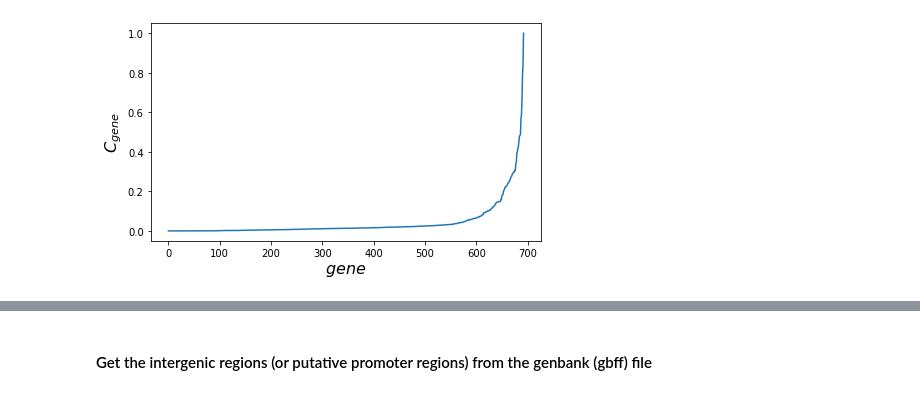
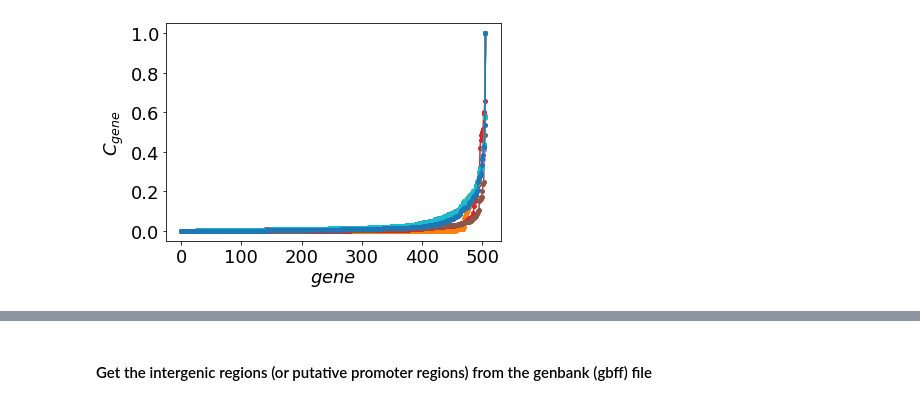
Before and after one commit to AqibHasnain/optimal_sensors, a Jupyter notebook: postprocessing.ipynb, the cells around one changed output, grey strips where cells are left out. Drawn from its saved outputs; the diff is of its cells as text; code cells hidden in the pictures.

```diff
--- a/postprocessing.ipynb
+++ b/postprocessing.ipynb
@@ -150,10 +161,21 @@ def plot_eigvals(matrix):
     plt.plot(np.real(L),np.imag(L),'o');
     plt.plot(np.cos(theta),np.sin(theta),color='black',alpha=0.3)
     plt.axis('equal');
-# %%
-plt.figure(figsize=(7,4));
-plt.plot(data5.sorted_C);
-plt.ylabel(r'$C_{gene}$',fontsize=16);
-plt.xlabel(r'$gene$',fontsize=16);
-# %% [output]
-[figure, removed]
+# %%
+# plotting each observability score individually to check for consistency of the optimization routine
+plt.figure();
+plt.plot(data.sorted_C,'o-',ms=4);
+plt.plot(data0.sorted_C,'o-',ms=4);
+plt.plot(data1.sorted_C,'o-',ms=4);
+plt.plot(data2.sorted_C,'o-',ms=4);
+plt.plot(data3.sorted_C,'o-',ms=4);
+plt.plot(data4.sorted_C,'o-',ms=4);
+plt.plot(data5.sorted_C,'o-',ms=4);
+plt.plot(data6.sorted_C,'o-',ms=4);
+plt.plot(data7.sorted_C,'o-',ms=4);
+plt.plot(data8.sorted_C,'o-',ms=4);
+plt.plot(data9.sorted_C,'o-',ms=4);
+plt.ylabel(r'$C_{gene}$');
+plt.xlabel(r'$gene$');
+# %% [output]
+[figure, added]
```
Also changed, not shown: parts of 17 cells of this notebook, 18 other files.
